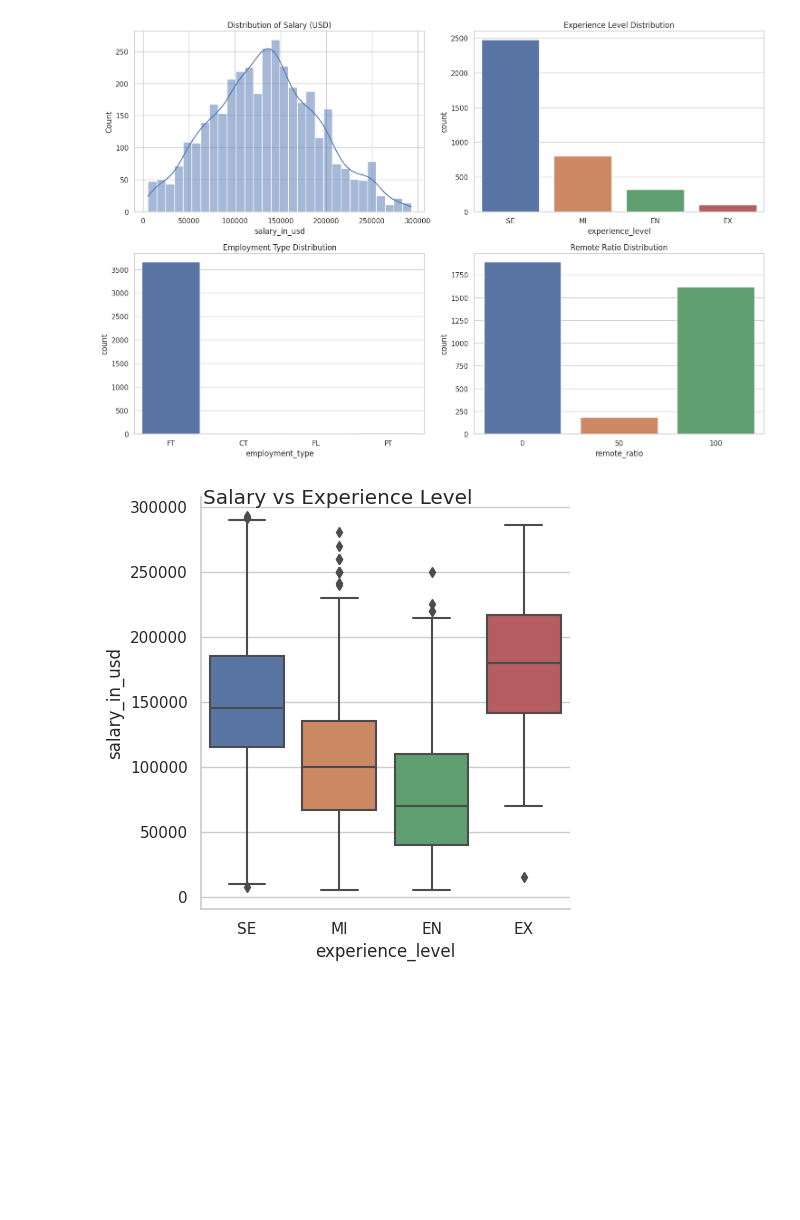
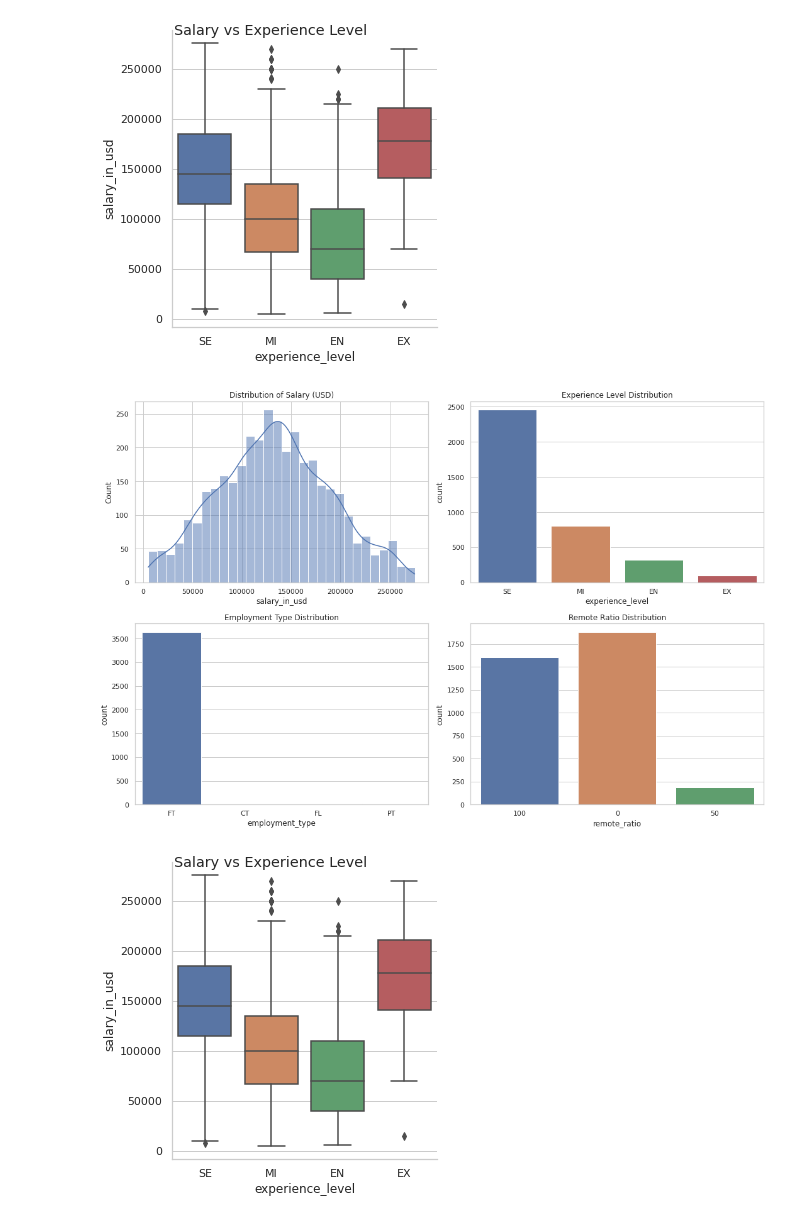
Before and after one commit to chaitanyagawande/solid-succotash, a Jupyter notebook: 3rd/Dimensionality_Technique_using_Databricks.ipynb, the cells around one changed output. Saved outputs shown, nothing was run; the diff lists cells and outputs as text; code cells hidden in the pictures; blank space fills up the shorter version.

```diff
--- a/3rd/Dimensionality_Technique_using_Databricks.ipynb
+++ b/3rd/Dimensionality_Technique_using_Databricks.ipynb
@@ -120,10 +87,13 @@ categorical_uniques
 # %%
-# Data Preparation
+from pyspark.sql.functions import col
+from pyspark.sql.types import FloatType
 
-# Handling outliers in 'salary' and 'salary_in_usd'
-# Using IQR to detect and handle outliers
-Q1 = data['salary_in_usd'].quantile(0.25)
-Q3 = data['salary_in_usd'].quantile(0.75)
+# Convert 'salary_in_usd' to a float type
+df1 = df1.withColumn('salary_in_usd', df1['salary_in_usd'].cast(FloatType()))
+
+# Calculating Q1, Q3, and IQR
+Q1 = df1.approxQuantile('salary_in_usd', [0.25], 0.05)[0]
+Q3 = df1.approxQuantile('salary_in_usd', [0.75], 0.05)[0]
 IQR = Q3 - Q1
 
 # Defining bounds for outliers
@@ -131,13 +101,10 @@ lower_bound = Q1 - 1.5 * IQR
 upper_bound = Q3 + 1.5 * IQR
 
 # Filtering out outliers
-data_cleaned = data[(data['salary_in_usd'] >= lower_bound) & (data['salary_in_usd'] <= upper_bound)]
+data_cleaned = df1.filter((col('salary_in_usd') >= lower_bound) & (col('salary_in_usd') <= upper_bound))
 
 # Checking the shape of the dataset after removing outliers
-shape_after_outliers = data_cleaned.shape
-
-# Encoding categorical variables (if necessary)
-# Here we choose not to encode them yet as it depends on the specific analysis or modeling technique used later
+shape_after_outliers = data_cleaned.count(), len(data_cleaned.columns)
 
 shape_after_outliers
 # %% [output]
@@ -145,38 +147,53 @@ shape_after_outliers
+# %%
+# Collecting data for plotting
+salary_experience_data = data_cleaned.select('experience_level', 'salary_in_usd').toPandas()
+
+# Plotting
+salary_experience_plot = sns.catplot(x="experience_level", y="salary_in_usd", kind="box", data=salary_experience_data)
+salary_experience_plot.fig.suptitle('Salary vs Experience Level')
+
+plt.show()
+# %% [output]
+[figure, added]
 # %%
-# Exploratory Data Analysis (EDA)
+import matplotlib.pyplot as plt
+import seaborn as sns
+import pandas as pd
 
 # Setting up the visualization environment
 sns.set(style="whitegrid")
 
-# Visualizing distributions of key variables: 'salary_in_usd', 'experience_level', 'employment_type', 'remote_ratio'
+# Collecting necessary data from Spark to Pandas DataFrame for visualization
+# Note: Be cautious with large datasets, as this can consume a lot of memory
+data_pd = data_cleaned.select('salary_in_usd', 'experience_level', 'employment_type', 'remote_ratio').toPandas()
+
+# Visualizing distributions
 fig, axes = plt.subplots(nrows=2, ncols=2, figsize=(15, 10))
 
 # Salary distribution
-sns.histplot(data_cleaned['salary_in_usd'], bins=30, ax=axes[0, 0], kde=True)
+sns.histplot(data_pd['salary_in_usd'], bins=30, ax=axes[0, 0], kde=True)
 axes[0, 0].set_title('Distribution of Salary (USD)')
 
 # Experience level distribution
-sns.countplot(x='experience_level', data=data_cleaned, ax=axes[0, 1])
+sns.countplot(x='experience_level', data=data_pd, ax=axes[0, 1])
 axes[0, 1].set_title('Experience Level Distribution')
 
 # Employment type distribution
-sns.countplot(x='employment_type', data=data_cleaned, ax=axes[1, 0])
+sns.countplot(x='employment_type', data=data_pd, ax=axes[1, 0])
 axes[1, 0].set_title('Employment Type Distribution')
 
 # Remote ratio distribution
-sns.countplot(x='remote_ratio', data=data_cleaned, ax=axes[1, 1])
+sns.countplot(x='remote_ratio', data=data_pd, ax=axes[1, 1])
 axes[1, 1].set_title('Remote Ratio Distribution')
 
 plt.tight_layout()
 plt.show()
 
-# Exploring relationships between salary and other key variables
-# Scatter plots or correlation matrices can be useful here, depending on the data types
-# For example, let's look at the relationship between salary and experience level
-salary_experience_plot = sns.catplot(x="experience_level", y="salary_in_usd", kind="box", data=data_cleaned)
+# Scatter plot of Salary vs Experience Level
+salary_experience_plot = sns.catplot(x="experience_level", y="salary_in_usd", kind="box", data=data_pd)
 salary_experience_plot.fig.suptitle('Salary vs Experience Level')
 
 plt.show()
 # %% [output]
-[figure, old version]
+[figure, new version]
-[figure, old version]
+[figure, new version]
```
Also changed, not shown: parts of 19 cells of this notebook.
